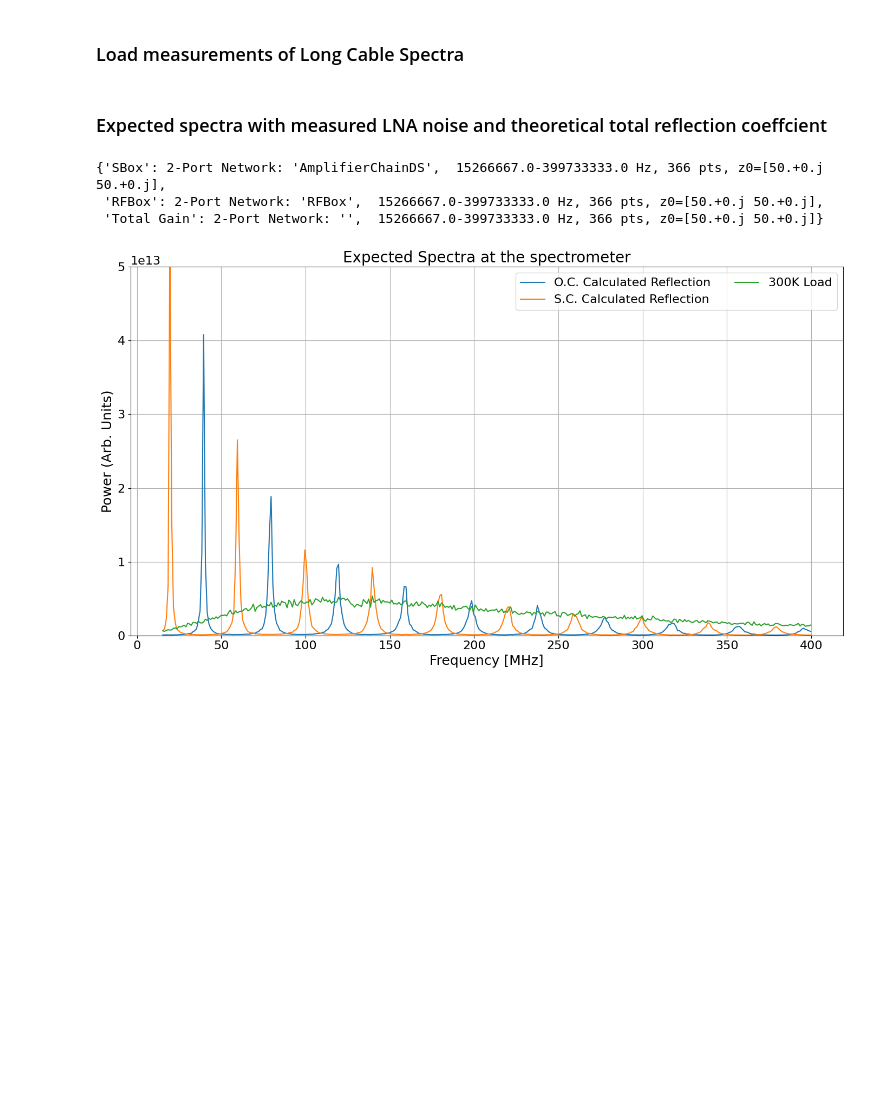
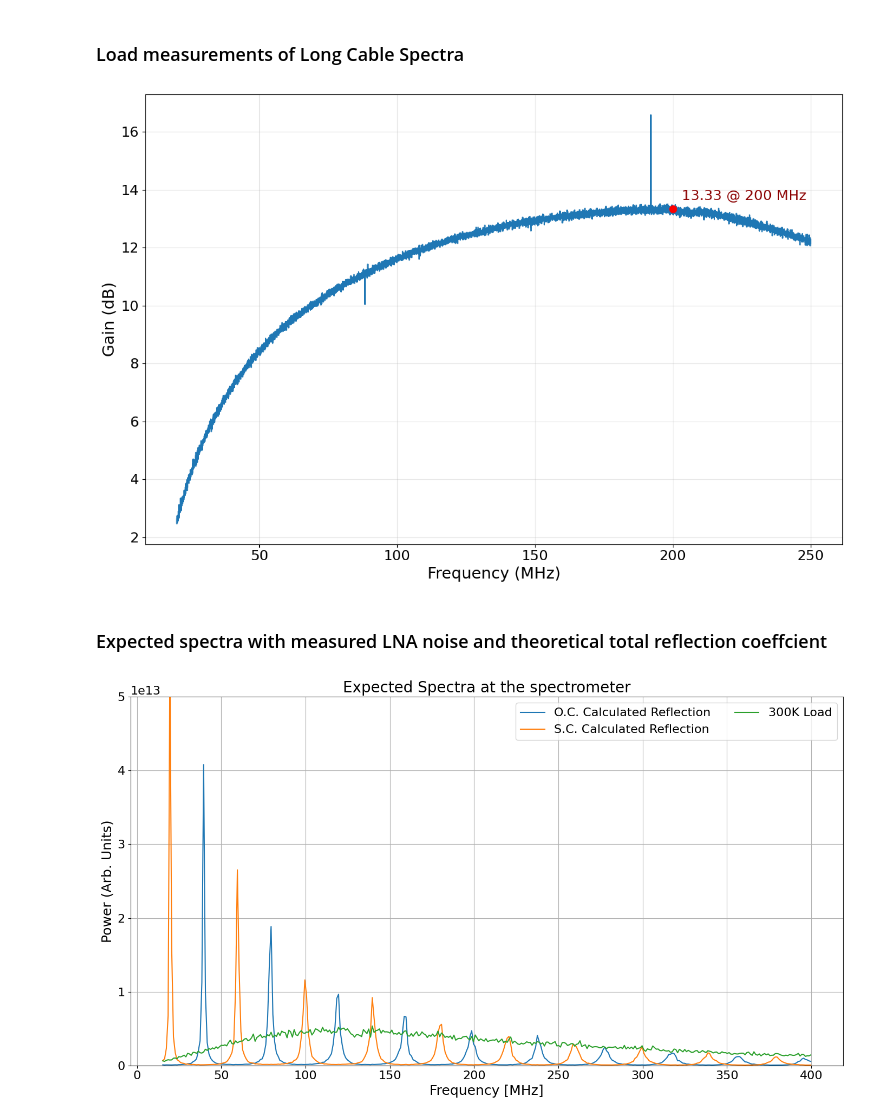
Before and after one commit to alhosani-abdulla/Highz-EXP, a Jupyter notebook: notebooks/multiple_reflection_model.ipynb, the cells around one changed output. Saved outputs shown, nothing was run; the diff lists cells and outputs as text; code cells hidden in the pictures; blank space fills up the shorter version.

```diff
--- a/notebooks/multiple_reflection_model.ipynb
+++ b/notebooks/multiple_reflection_model.ipynb
@@ -71,31 +72,33 @@ for state, color in zip(spectra_to_plot, colorcodes):
 		spectrum=loaded_spec_states[state]['spectrum'], name=state, colorcode=color)
 	spectra_raw.append(spec)
 
-# load LNA noise from Y-factor
-# with open(pjoin(data_path, 'LNA12_Tdut.pkl'), 'rb') as f:
-#   LNA_noise = pickle.load(f)
+with open(pjoin(data_path, 'second_stage_hotcold.pkl'), 'rb') as f:
+	loaded_ss = pickle.load(f)
+
+with open(pjoin(data_path, 'LNA_cal_woHPLP.pkl'), 'rb') as f:
+	loaded_LNA_cal = pickle.load(f)
+
+
 # # load cable noise
 # with open(pjoin(data_path, 'cable_noise.pkl'), 'rb') as f:
 #   cable_noise = pickle.load(f)
-
-# # load LNA noise from Y-factor
-# with open(pjoin(data_path, 'LNA_temp.pkl'), 'rb') as f:
-#   LNA_temp = pickle.load(f)
-
 # # load cal specs in dbm
 # with open(pjoin(data_path, 'calspec_woHPLP_dbm.pkl'), 'rb') as f:
 #   loaded_dbm = pickle.load(f)
+# %%
+spec_77K = Spectrum(frequency=faxis_hz, spectrum=loaded_ss['77K']['spectrum'], name='77K - second stage', colorcode='tab:cyan')
+spec_300K = Spectrum(frequency=faxis_hz, spectrum=loaded_ss['300K']['spectrum'], name='300K - second stage', colorcode='tab:olive')
+sys_77K = Spectrum(frequency=faxis_hz, spectrum=loaded_LNA_cal['LNA-50ohm (77K)']['spectrum'], name='77K - system', colorcode='tab:orange')
+sys_300K = Spectrum(frequency=faxis_hz, spectrum=loaded_LNA_cal['LNA-50ohm (300K)']['spectrum'], name='300K - system', colorcode='tab:blue')
+# %%
+system_thermometer = Y_Factor_Thermometer(frequency=faxis_hz, DUT_cold=sys_77K.s, DUT_hot=sys_300K.s,
+                                          cal_cold=spec_77K.s, cal_hot=spec_300K.s, RBW=25e3,
+                                          T_hot=300, T_cold=77, DUT_name='Qorvo LNA')
+system_thermometer.plot_gain(marker_freqs=[200], freq_range=(20, 250))
+# %% [output]
+[figure, added]
 # %% [markdown]
 ### Expected spectra with measured LNA noise and theoretical total reflection coeffcient
-# %%
-LNA_noise.trim(15e6, 400e6)
-total_reflection = S_Params(ntwk_dict=refle_coeff_dict)
-total_reflection.interpolate_all(LNA_noise.freq)
-system_gain.interpolate_all(LNA_noise.freq)
-# %% [output]
-{'SBox': 2-Port Network: 'AmplifierChainDS',  15266667.0-399733333.0 Hz, 366 pts, z0=[50.+0.j 50.+0.j],
- 'RFBox': 2-Port Network: 'RFBox',  15266667.0-399733333.0 Hz, 366 pts, z0=[50.+0.j 50.+0.j],
- 'Total Gain': 2-Port Network: '',  15266667.0-399733333.0 Hz, 366 pts, z0=[50.+0.j 50.+0.j]}
 # %%
 reflection_specs = []
 gain = np.abs(system_gain.ntwk_dict['Total Gain'].s[:, 1, 0])**2
```
Also changed, not shown: parts of 1 cell of this notebook, 5 other files.
